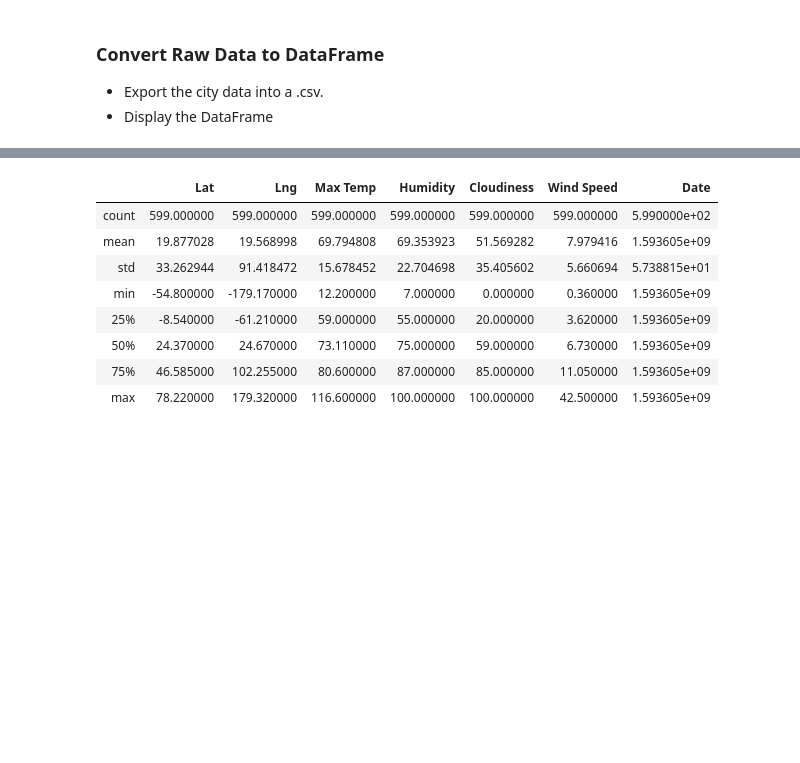
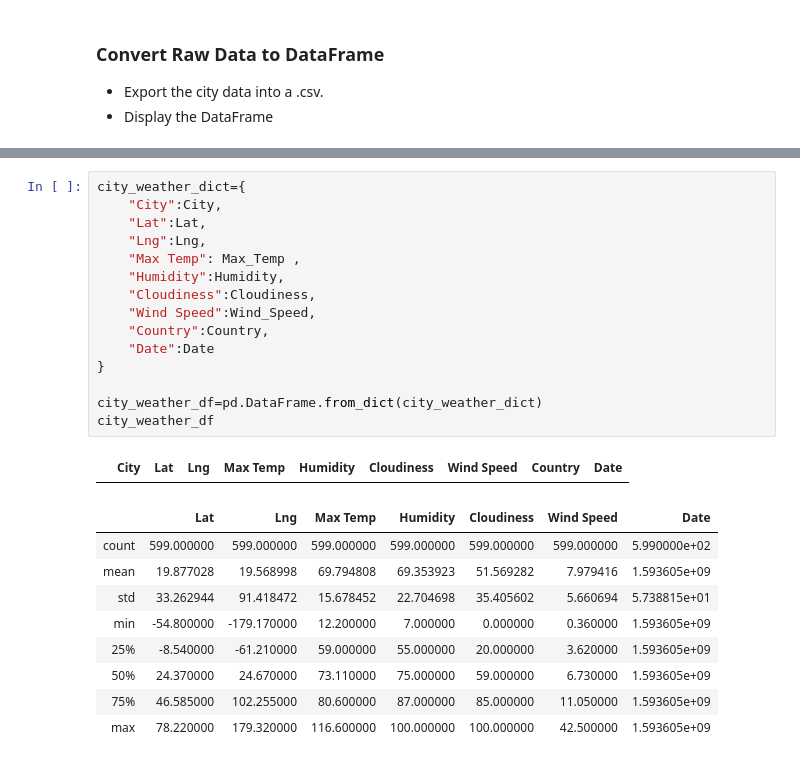
Before and after one commit to cjbeimfohr13/Python-Api-Challenge, a Jupyter notebook: WeatherPy/WeatherPy.ipynb, the cells around one changed output, grey strips where cells are left out. Cells and saved outputs as stored; diff of their text form; blank space fills up the shorter version.

Commit message:
converting dict to dataframe

```diff
--- a/WeatherPy/WeatherPy.ipynb
+++ b/WeatherPy/WeatherPy.ipynb
@@ -154,3 +146,20 @@ Processing Record 11 | sabha
+# %%
+city_weather_dict={
+    "City":City,
+    "Lat":Lat,
+    "Lng":Lng,
+    "Max Temp": Max_Temp ,
+    "Humidity":Humidity,
+    "Cloudiness":Cloudiness,
+    "Wind Speed":Wind_Speed,
+    "Country":Country,
+    "Date":Date
+}
+
+city_weather_df=pd.DataFrame.from_dict(city_weather_dict)
+city_weather_df
+# %% [output]
+|  | City | Lat | Lng | Max Temp | Humidity | Cloudiness | Wind Speed | Country | Date |
 # %%
 # %% [output]
 |  | Lat | Lng | Max Temp | Humidity | Cloudiness | Wind Speed | Date |
```
Also changed, not shown: parts of 2 cells of this notebook.
